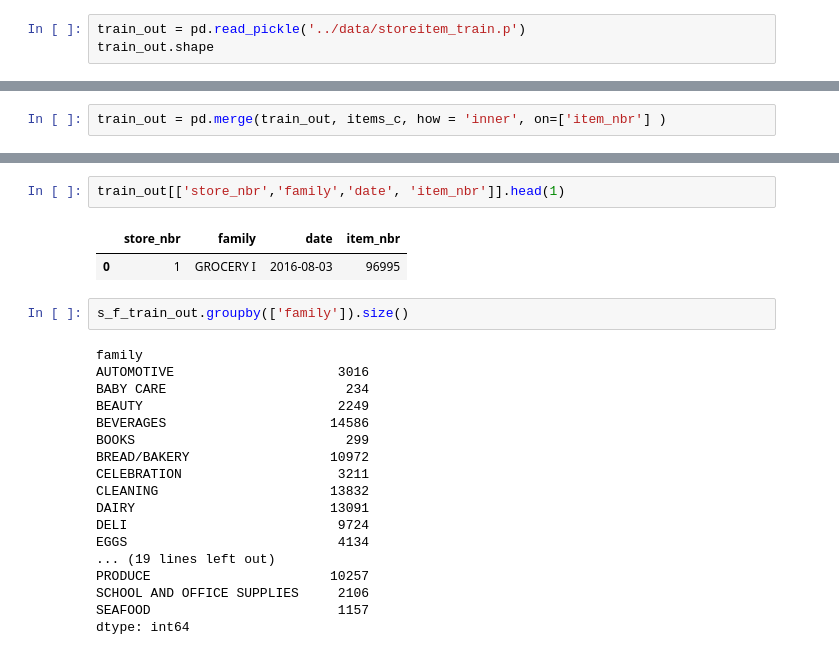
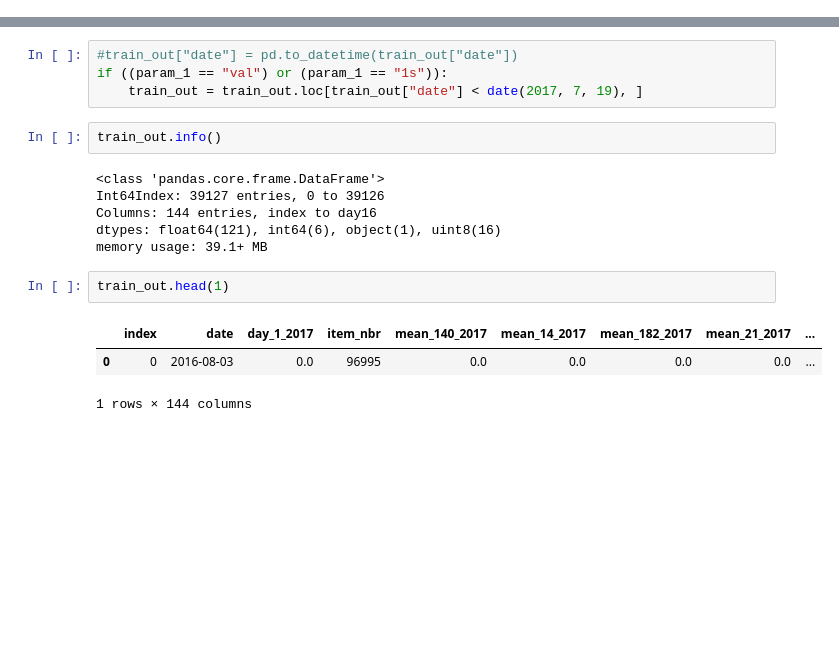
Before and after one commit to PZ11/kagglegrocery, a Jupyter notebook: jupyter/100_model_debug.ipynb, the cells around one changed output, grey strips where cells are left out. Saved outputs shown, nothing was run; the diff lists cells and outputs as text; blank space fills up the shorter version.

```diff
--- a/jupyter/100_model_debug.ipynb
+++ b/jupyter/100_model_debug.ipynb
@@ -219,3 +172,0 @@ s_f_train_out.shape
-# %%
-train_out = pd.read_pickle('../data/storeitem_train.p')
-train_out.shape
@@ -228,2 +172,0 @@ del items_c["class"], items_c["perishable"]
-# %%
-train_out = pd.merge(train_out, items_c, how = 'inner', on=['item_nbr'] )
@@ -234,25 +205,18 @@ train_out.shape
+# %%
+#train_out["date"] = pd.to_datetime(train_out["date"])
+if ((param_1 == "val") or (param_1 == "1s")):
+    train_out = train_out.loc[train_out["date"] < date(2017, 7, 19), ]
+# %%
+train_out.info()
+# %% [output]
+<class 'pandas.core.frame.DataFrame'>
+Int64Index: 39127 entries, 0 to 39126
+Columns: 144 entries, index to day16
+dtypes: float64(121), int64(6), object(1), uint8(16)
+memory usage: 39.1+ MB
 # %%
-train_out[['store_nbr','family','date', 'item_nbr']].head(1)
+train_out.head(1)
 # %% [output]
-|  | store_nbr | family | date | item_nbr |
-| 0 | 1 | GROCERY I | 2016-08-03 | 96995 |
+|  | index | date | day_1_2017 | item_nbr | mean_140_2017 | mean_14_2017 | mean_182_2017 | mean_21_2017 | ... |
+| 0 | 0 | 2016-08-03 | 0.0 | 96995 | 0.0 | 0.0 | 0.0 | 0.0 | ... |
+1 rows × 144 columns
-# %%
-s_f_train_out.groupby(['family']).size()
-# %% [output]
-family
-AUTOMOTIVE                     3016
-BABY CARE                       234
-BEAUTY                         2249
-BEVERAGES                     14586
-BOOKS                           299
-BREAD/BAKERY                  10972
-CELEBRATION                    3211
-CLEANING                      13832
-DAIRY                         13091
-DELI                           9724
-EGGS                           4134
-... (19 lines left out)
-PRODUCE                       10257
-SCHOOL AND OFFICE SUPPLIES     2106
-SEAFOOD                        1157
-dtype: int64
```
Also changed, not shown: parts of 22 cells of this notebook, 5 other files.
